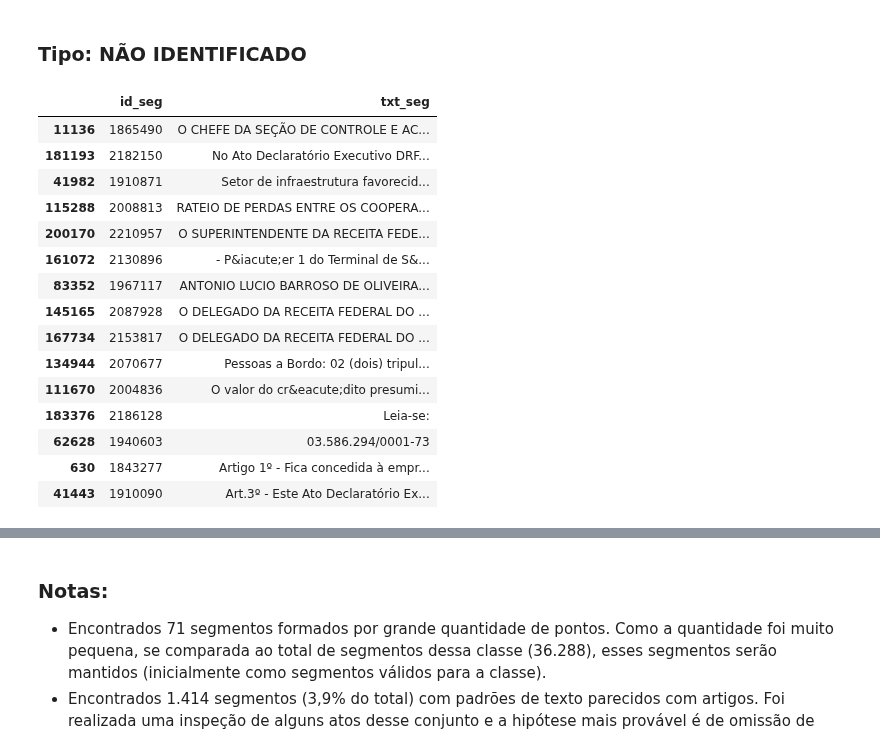
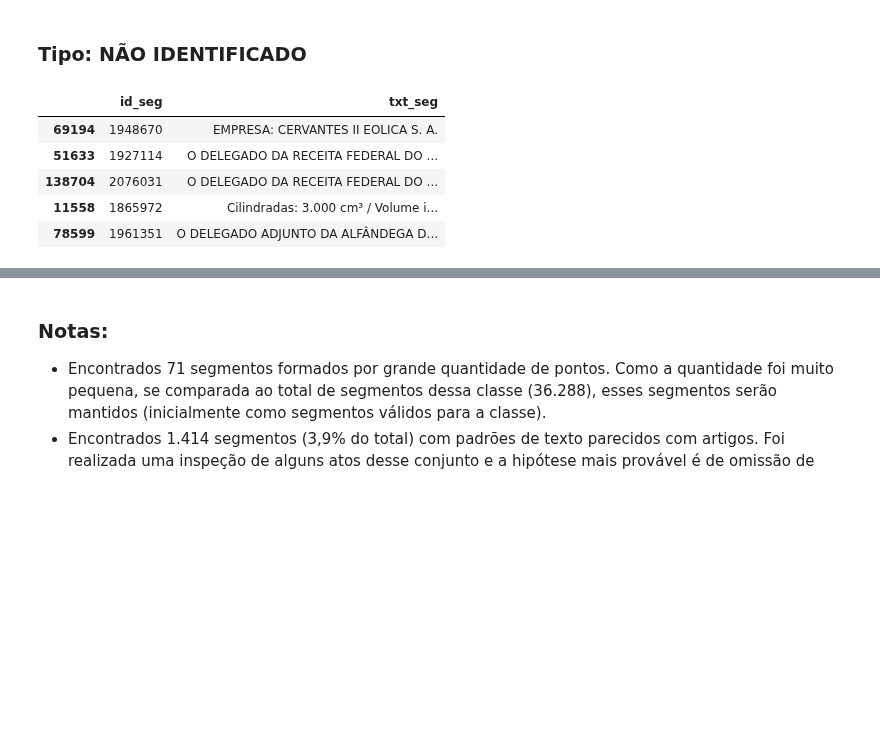
Before and after one commit to correialc/saan, a Jupyter notebook: analise-exploratoria.ipynb, the cells around one changed output, grey strips where cells are left out. Saved outputs shown, nothing was run; the diff lists cells and outputs as text; code cells hidden in the pictures; blank space fills up the shorter version.

```diff
--- a/analise-exploratoria.ipynb
+++ b/analise-exploratoria.ipynb
@@ -530,25 +521,14 @@ Name: 111381, dtype: object
 ### Tipo: NÃO IDENTIFICADO
 # %%
 segs = df_seg[df_seg['tipo_seg']=='Não Identificado'][['id_seg','txt_seg']]
-segs.sample(15)
-#segs.count()
+segs.sample(5)
 # %% [output]
 |  | id_seg | txt_seg |
-| 11136 | 1865490 | O CHEFE DA SEÇÃO DE CONTROLE E AC... |
-| 181193 | 2182150 | No Ato Declaratório Executivo DRF... |
-| 41982 | 1910871 | Setor de infraestrutura favorecid... |
-| 115288 | 2008813 | RATEIO DE PERDAS ENTRE OS COOPERA... |
-| 200170 | 2210957 | O SUPERINTENDENTE DA RECEITA FEDE... |
-| 161072 | 2130896 | - P&iacute;er 1 do Terminal de S&... |
-| 83352 | 1967117 | ANTONIO LUCIO BARROSO DE OLIVEIRA... |
-| 145165 | 2087928 | O DELEGADO DA RECEITA FEDERAL DO ... |
-| 167734 | 2153817 | O DELEGADO DA RECEITA FEDERAL DO ... |
-| 134944 | 2070677 | Pessoas a Bordo: 02 (dois) tripul... |
-| 111670 | 2004836 | O valor do cr&eacute;dito presumi... |
-| 183376 | 2186128 | Leia-se: |
-| 62628 | 1940603 | 03.586.294/0001-73 |
-| 630 | 1843277 | Artigo 1º - Fica concedida à empr... |
-| 41443 | 1910090 | Art.3º - Este Ato Declaratório Ex... |
+| 69194 | 1948670 | EMPRESA: CERVANTES II EOLICA S. A. |
+| 51633 | 1927114 | O DELEGADO DA RECEITA FEDERAL DO ... |
+| 138704 | 2076031 | O DELEGADO DA RECEITA FEDERAL DO ... |
+| 11558 | 1865972 | Cilindradas: 3.000 cm³ / Volume i... |
+| 78599 | 1961351 | O DELEGADO ADJUNTO DA ALFÂNDEGA D... |
 # %%
 # Padrão com 4 ou mais caracteres de ponto em qualquer trecho do segmento
 regex = '(\.{4,})'
```
Also changed, not shown: parts of 8 cells of this notebook.
